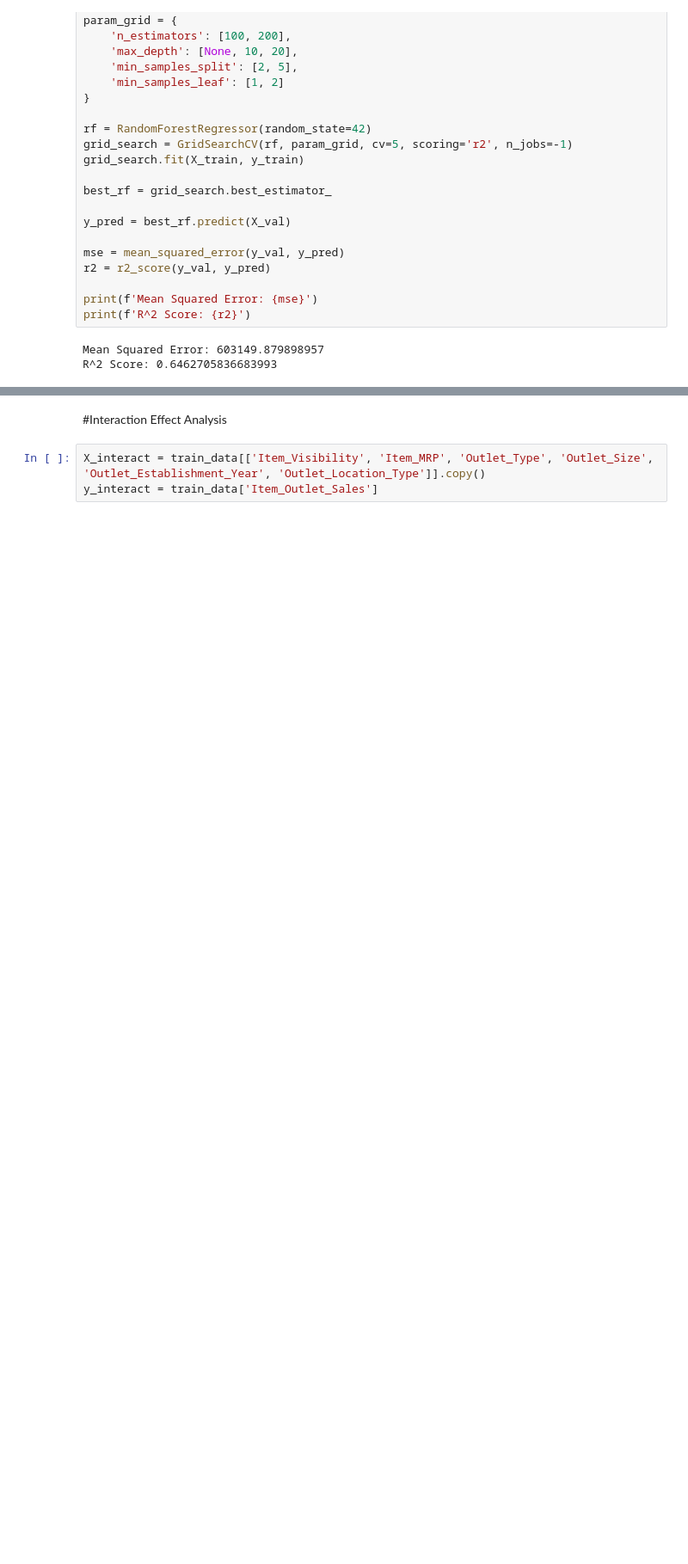
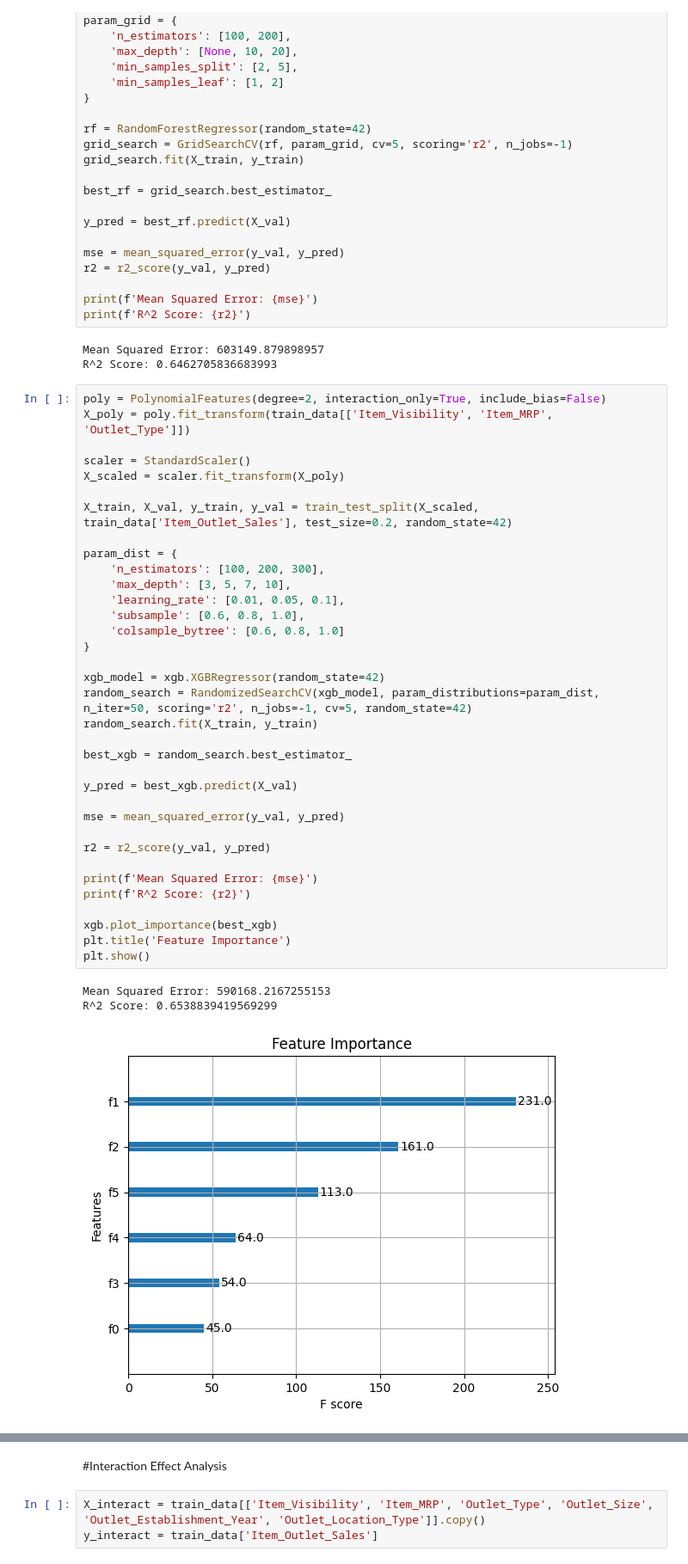
Before and after one commit to AromaDsouza/BigMart_Sales_Prediction, a Jupyter notebook: BigMart_Sales_Prediction.ipynb, the cells around one changed output, grey strips where cells are left out. Shown at 86% size. Drawn from its saved outputs; the diff is of its cells as text; blank space fills up the shorter version.

```diff
--- a/BigMart_Sales_Prediction.ipynb
+++ b/BigMart_Sales_Prediction.ipynb
@@ -886,3 +886,42 @@ print(f'R^2 Score: {r2}')
 # %% [output]
 Mean Squared Error: 603149.879898957
 R^2 Score: 0.6462705836683993
+# %%
+poly = PolynomialFeatures(degree=2, interaction_only=True, include_bias=False)
+X_poly = poly.fit_transform(train_data[['Item_Visibility', 'Item_MRP', 'Outlet_Type']])
+
+scaler = StandardScaler()
+X_scaled = scaler.fit_transform(X_poly)
+
+X_train, X_val, y_train, y_val = train_test_split(X_scaled, train_data['Item_Outlet_Sales'], test_size=0.2, random_state=42)
+
+param_dist = {
+    'n_estimators': [100, 200, 300],
+    'max_depth': [3, 5, 7, 10],
+    'learning_rate': [0.01, 0.05, 0.1],
+    'subsample': [0.6, 0.8, 1.0],
+    'colsample_bytree': [0.6, 0.8, 1.0]
+}
+
+xgb_model = xgb.XGBRegressor(random_state=42)
+random_search = RandomizedSearchCV(xgb_model, param_distributions=param_dist, n_iter=50, scoring='r2', n_jobs=-1, cv=5, random_state=42)
+random_search.fit(X_train, y_train)
+
+best_xgb = random_search.best_estimator_
+
+y_pred = best_xgb.predict(X_val)
+
+mse = mean_squared_error(y_val, y_pred)
+
+r2 = r2_score(y_val, y_pred)
+
+print(f'Mean Squared Error: {mse}')
+print(f'R^2 Score: {r2}')
+
+xgb.plot_importance(best_xgb)
+plt.title('Feature Importance')
+plt.show()
+# %% [output]
+Mean Squared Error: 590168.2167255153
+R^2 Score: 0.6538839419569299
+[figure, added]
```
Also changed, not shown: parts of 4 cells of this notebook.
